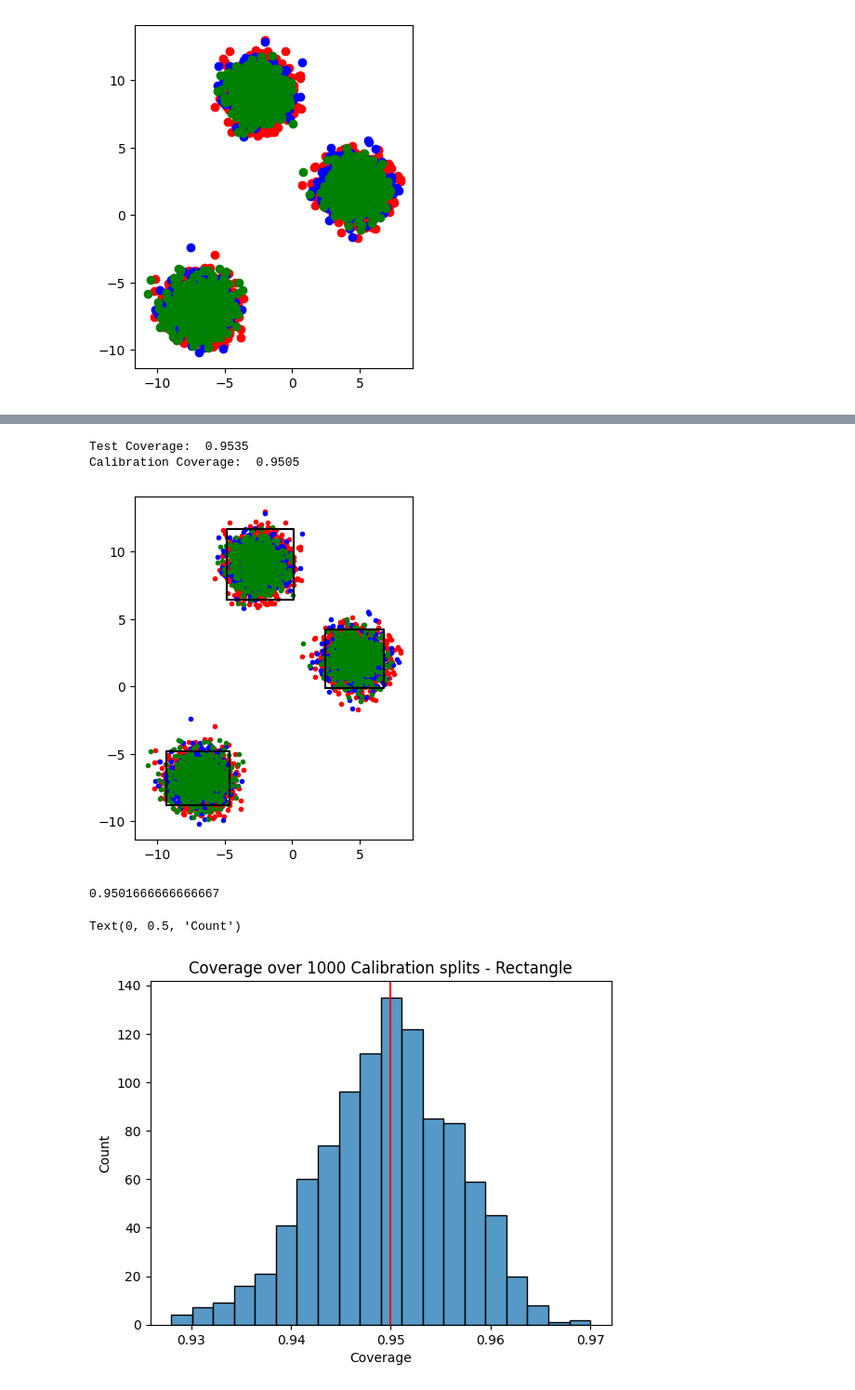
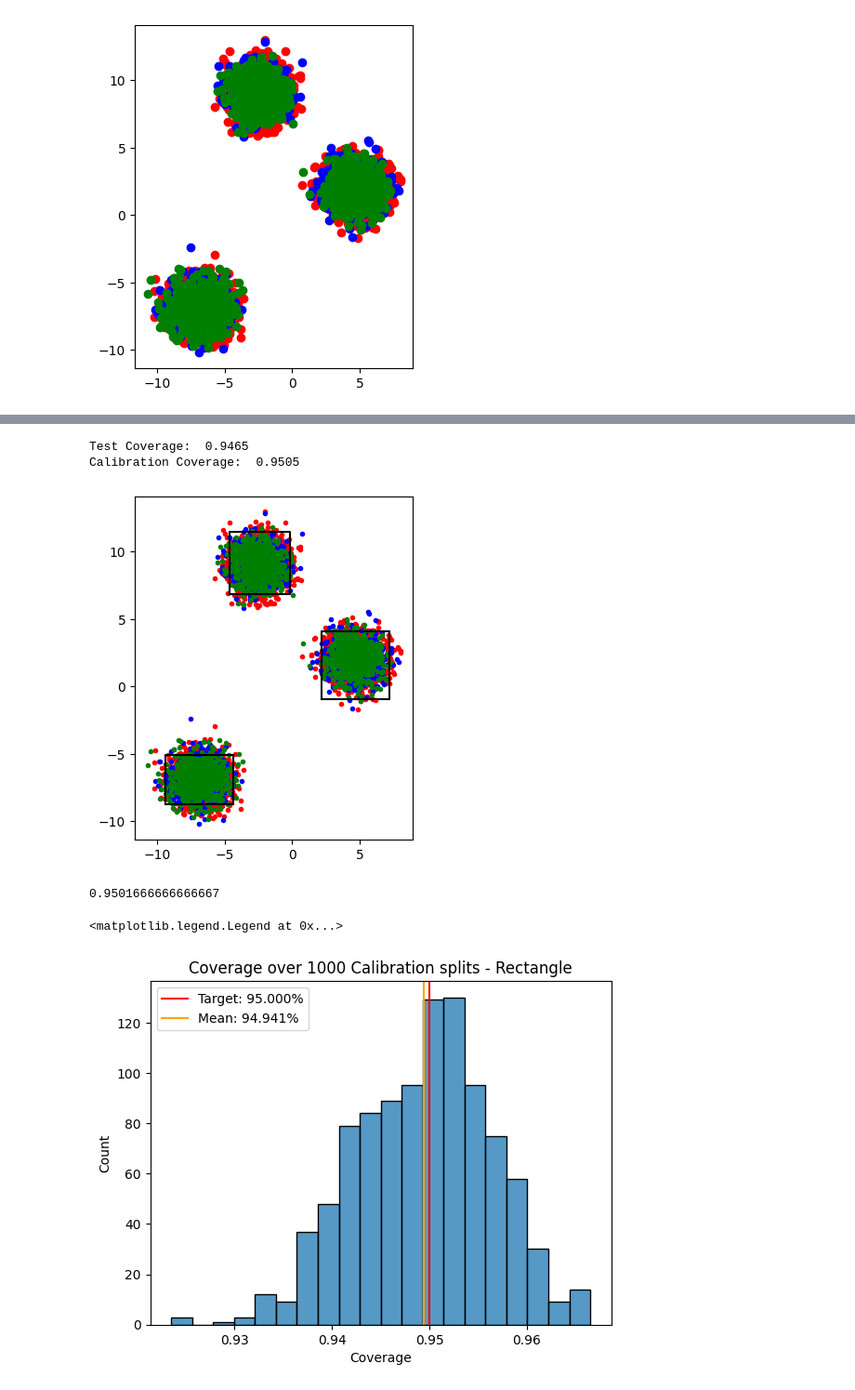
Before and after one commit to nandantumu/conformal_region_designer, a Jupyter notebook: notebooks/synthetic-experiments/parametric-conformal-rectangle.ipynb, the cells around one changed output, grey strips where cells are left out. Shown: that part at 93% size. Drawn from its saved outputs; the diff is of its cells as text; code cells hidden in the pictures.

```diff
--- a/notebooks/synthetic-experiments/parametric-conformal-rectangle.ipynb
+++ b/notebooks/synthetic-experiments/parametric-conformal-rectangle.ipynb
@@ -44,3 +39,5 @@ Fitting Shapes
+# %%
+pcr.normalizing_constant = np.ones_like(pcr.normalizing_constant)
 # %%
 fig, ax = plt.subplots()
 ax.scatter(Z_train[:, 0], Z_train[:, 1], color="red", marker=".", label="train")
@@ -61,7 +58,7 @@ scores = pcr.calculate_scores(Z_cal)
 coverage = np.sum(scores < 0) / len(scores)
 print("Calibration Coverage: ", coverage)
 # %% [output]
-Test Coverage:  0.9535
+Test Coverage:  0.9465
 Calibration Coverage:  0.9505
 # %%
 fig, ax = plt.subplots()
@@ -72,7 +69,7 @@ ax.set_aspect("equal")
 for shape_template in pcr.shapes:
     shape_template.plot(ax)
 # %% [output]
-[figure, old version]
+[figure, new version]
 # %%
 from conformal_region_designer.utils import conformalized_quantile
 target_quantile = conformalized_quantile(len(Z_train), DELTA)
@@ -99,10 +96,12 @@ with tqdm(total=rs.get_n_splits(Z_eval)) as pbar:
         pbar.set_description(f"Coverage: {coverage}")
 # %%
 sns.histplot(coverages, bins=20)
-plt.axvline(x=DELTA, color="red")
+plt.axvline(x=DELTA, color="red", label=f"Target: {DELTA:.3%}")
+plt.axvline(x=np.mean(coverages), color="orange", label=f"Mean: {np.mean(coverages):.3%}")
 plt.title("Coverage over 1000 Calibration splits - Rectangle")
 plt.xlabel("Coverage")
 plt.ylabel("Count")
+plt.legend()
 # %% [output]
-Text(0, 0.5, 'Count')
+<matplotlib.legend.Legend at 0x...>
-[figure, old version]
+[figure, new version]
```
Also changed, not shown: parts of 3 cells of this notebook, 9 other files.
